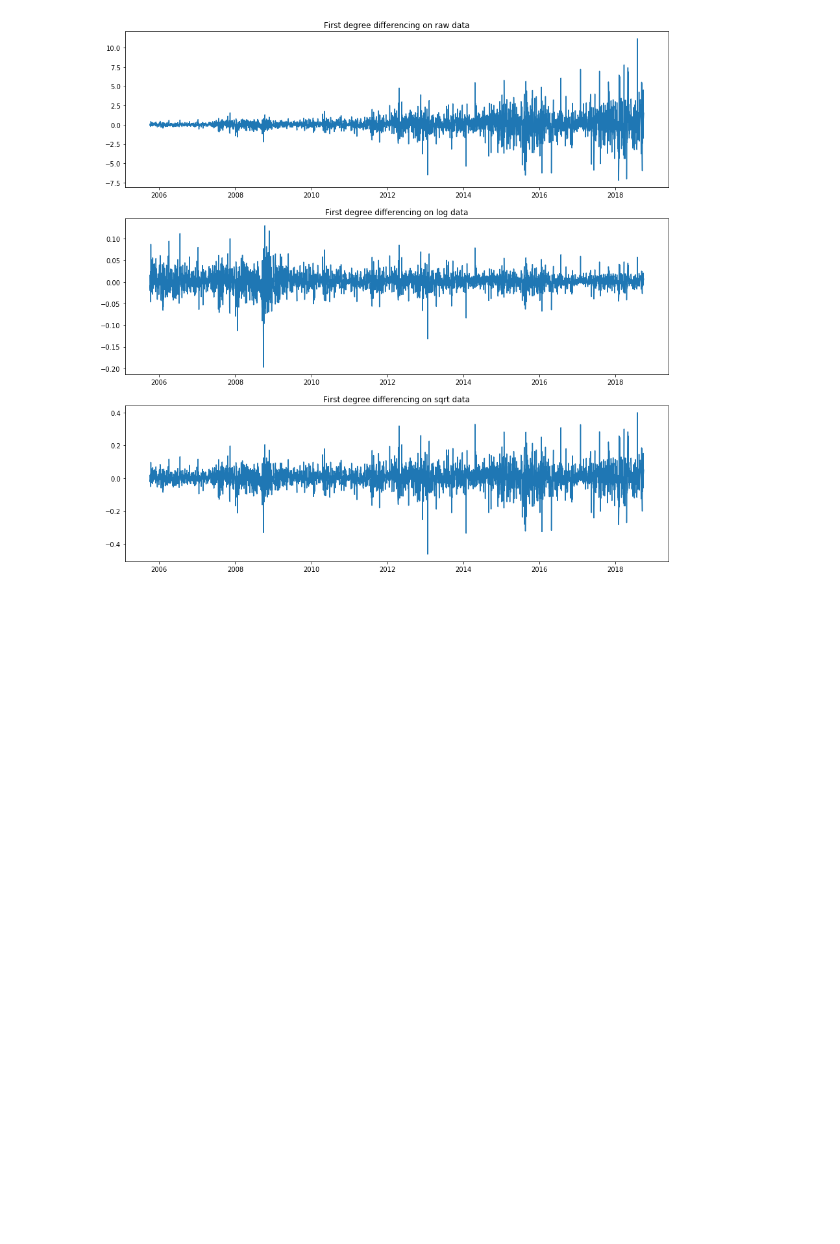
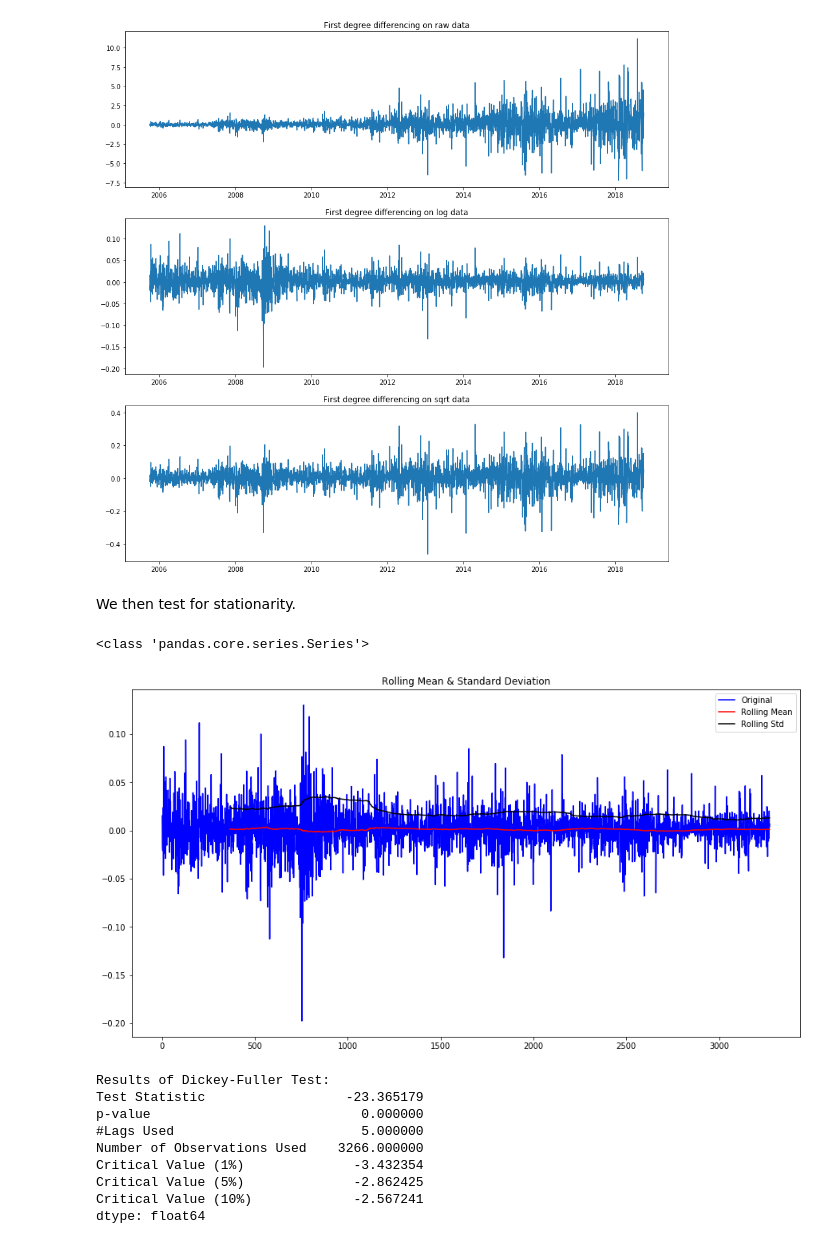
Before and after one commit to izesaon/humanperceptionmodel, a Jupyter notebook: project.ipynb, the cells around one changed output. Cells and saved outputs as stored; diff of their text form; code cells hidden in the pictures; blank space fills up the shorter version.

```diff
--- a/project.ipynb
+++ b/project.ipynb
@@ -257,3 +295,22 @@ ax[2].set_title('First degree differencing on sqrt data')
 # %% [output]
 Text(0.5, 1.0, 'First degree differencing on sqrt data')
 [figure]
+# %% [markdown]
+We then test for stationarity.
+# %%
+aapl_diff = np.log(aapl['Adj Close']).diff()
+aapl_diff.dropna(inplace=True)
+print(type(aapl_diff))
+test_stationarity(aapl_diff)
+# %% [output]
+<class 'pandas.core.series.Series'>
+[figure, added]
+Results of Dickey-Fuller Test:
+Test Statistic                  -23.365179
+p-value                           0.000000
+#Lags Used                        5.000000
+Number of Observations Used    3266.000000
+Critical Value (1%)              -3.432354
+Critical Value (5%)              -2.862425
+Critical Value (10%)             -2.567241
+dtype: float64
```
Also changed, not shown: parts of 14 cells of this notebook.
